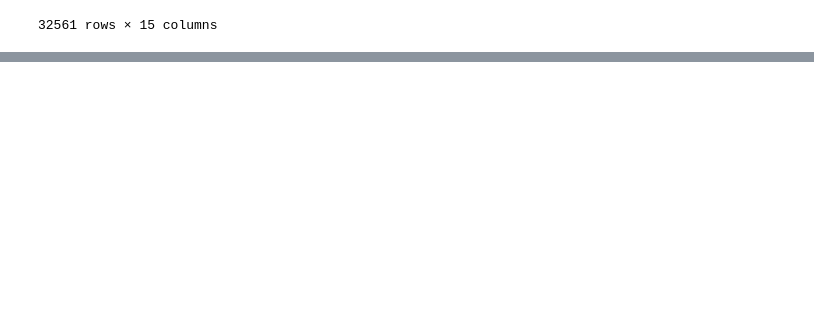
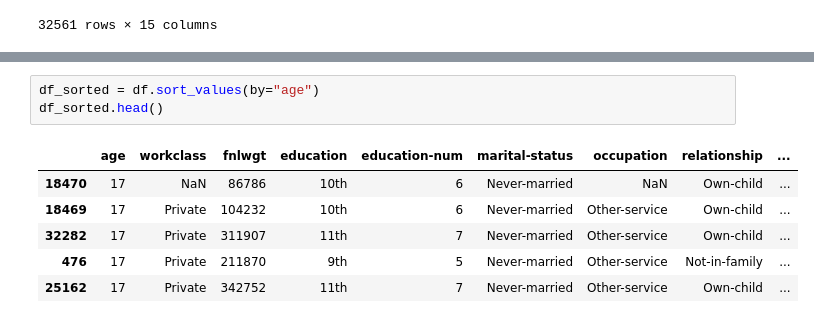
Before and after one commit to 4d4-developer/-, a Jupyter notebook: Python_day4_201.ipynb, the cells around one changed output, grey strips where cells are left out. Cells and saved outputs as stored; diff of their text form; blank space fills up the shorter version.

```diff
--- a/Python_day4_201.ipynb
+++ b/Python_day4_201.ipynb
@@ -20,0 +82,10 @@ df
+# %%
+df_sorted = df.sort_values(by="age")
+df_sorted.head()
+# %% [output]
+|  | age | workclass | fnlwgt | education | education-num | marital-status | occupation | relationship | ... |
+| 18470 | 17 | NaN | 86786 | 10th | 6 | Never-married | NaN | Own-child | ... |
+| 18469 | 17 | Private | 104232 | 10th | 6 | Never-married | Other-service | Own-child | ... |
+| 32282 | 17 | Private | 311907 | 11th | 7 | Never-married | Other-service | Own-child | ... |
+| 476 | 17 | Private | 211870 | 9th | 5 | Never-married | Other-service | Not-in-family | ... |
+| 25162 | 17 | Private | 342752 | 11th | 7 | Never-married | Other-service | Own-child | ... |
```
Also changed, not shown: parts of 5 cells of this notebook.
